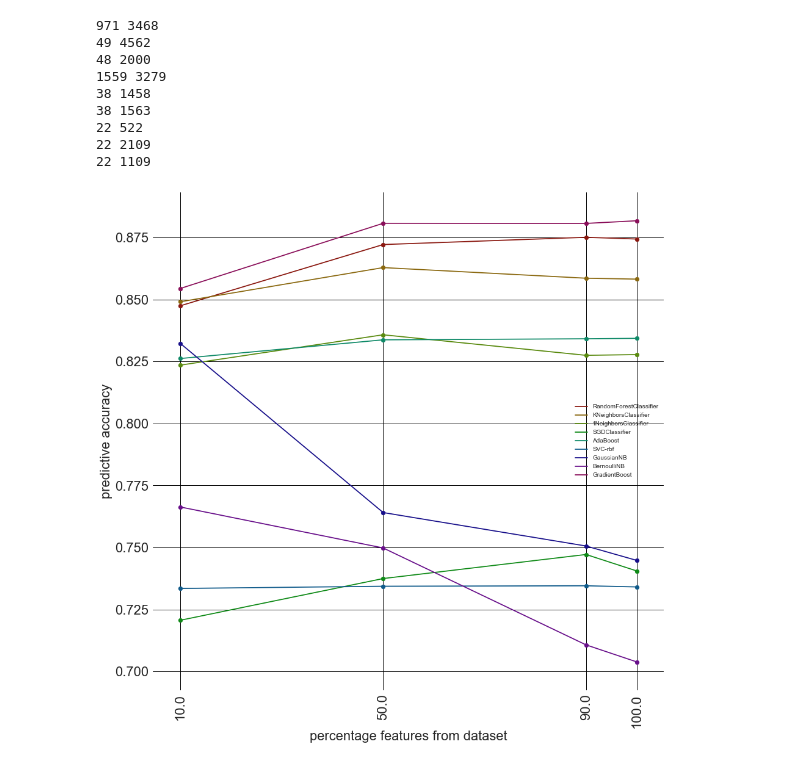
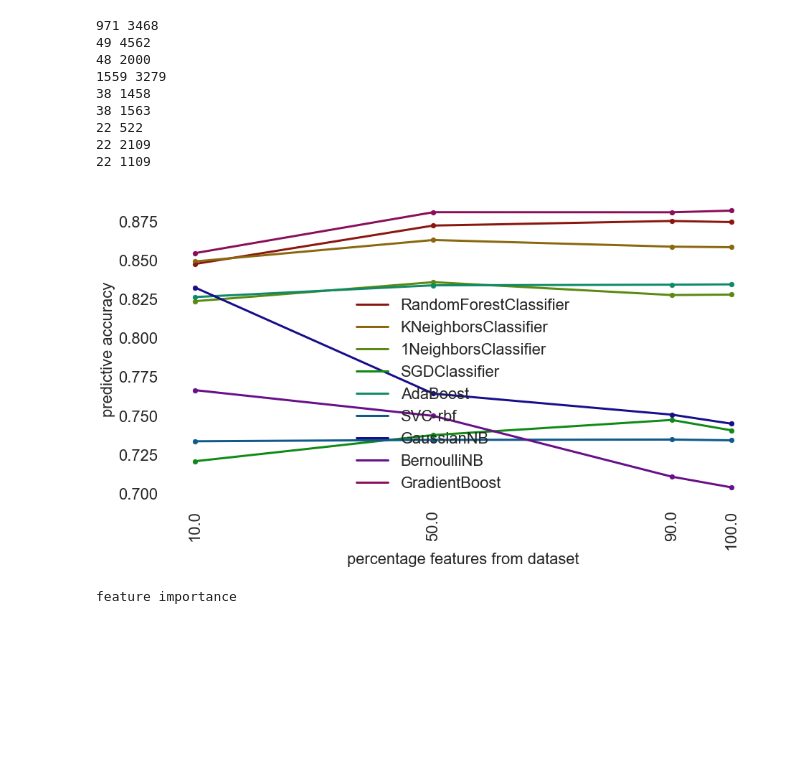
Before and after one commit to lieeuwos/Primitive_annotations, a Jupyter notebook: FeatureReduction.ipynb, the cells around one changed output. Drawn from its saved outputs; the diff is of its cells as text; code cells hidden in the pictures; blank space fills up the shorter version.

Commit message:
Updated figures

```diff
--- a/FeatureReduction.ipynb
+++ b/FeatureReduction.ipynb
@@ -484,38 +484,40 @@ for i,amount in enumerate(amountList):
         middle = i
 for k,x in enumerate(scores):
     for j in range(0,len(x)):
         for i in range(0,len(x[j])):
             score2[j][middle] = score2[j][middle] + (scores[k][j][i][0])/(len(didList)*(len(amountList)-1))
             score2[j][middle-i-1] = score2[j][middle-i-1] + (scores[k][j][i][1])/len(didList)
 
 for i,x in enumerate(amountList):
     amountList[i] = x*100
 for i,amount in enumerate(amountList):
     if not amount == round(amount):
         amountList[i] = round(amount)
 amountList2 = copy(amountList)
 x_axis = amountList
 fig, ax = plt.subplots()
 # _=plt.title(' accuracy against feature percentage of dataset, features removed by least Importance' )
 cl = sns.hls_palette(len(score1), l=.3, s=.8)
 for i in range(0,len(clfNames)):
 #     _=ax.plot(amountList2, score1[i], color = cl[i])
-    _=ax.plot(x_axis, score2[i],label=clfNames[i], color = cl[i])
+    _=ax.plot(x_axis, score2[i],label=clfNames[i], color = cl[i],linewidth=3)
     _=ax.scatter(x_axis, score2[i], color = cl[i])
 #     _=ax.plot(x_axis, score3[i], color = cl[i],ls = ':')
 _=plt.xticks(x_axis,x_axis ,rotation='vertical')
 _=plt.ylabel('predictive accuracy')
 _=plt.xlabel('percentage features from dataset')
-fig.set_figheight(15)
+fig.set_figheight(8)
 fig.set_figwidth(15)
-plt.grid(True,color='black')
+# plt.grid(True,color='black')
 ax.set_facecolor('xkcd:white')
 for item in ([ax.title, ax.xaxis.label, ax.yaxis.label] + ax.get_xticklabels() + ax.get_yticklabels()):
     item.set_fontsize(22)
-_=ax.legend()
+ax.legend( prop={'size': 22})
 plt.show()
+print('feature importance')
 # %% [output]
-[figure, old version]
+[figure, new version]
+feature importance
 # %%
 from LocalDatasets import DoneFeatureMan
 func = 'featureRemoveCorrelation'
```
Also changed, not shown: parts of 3 cells of this notebook, 2 other files.
